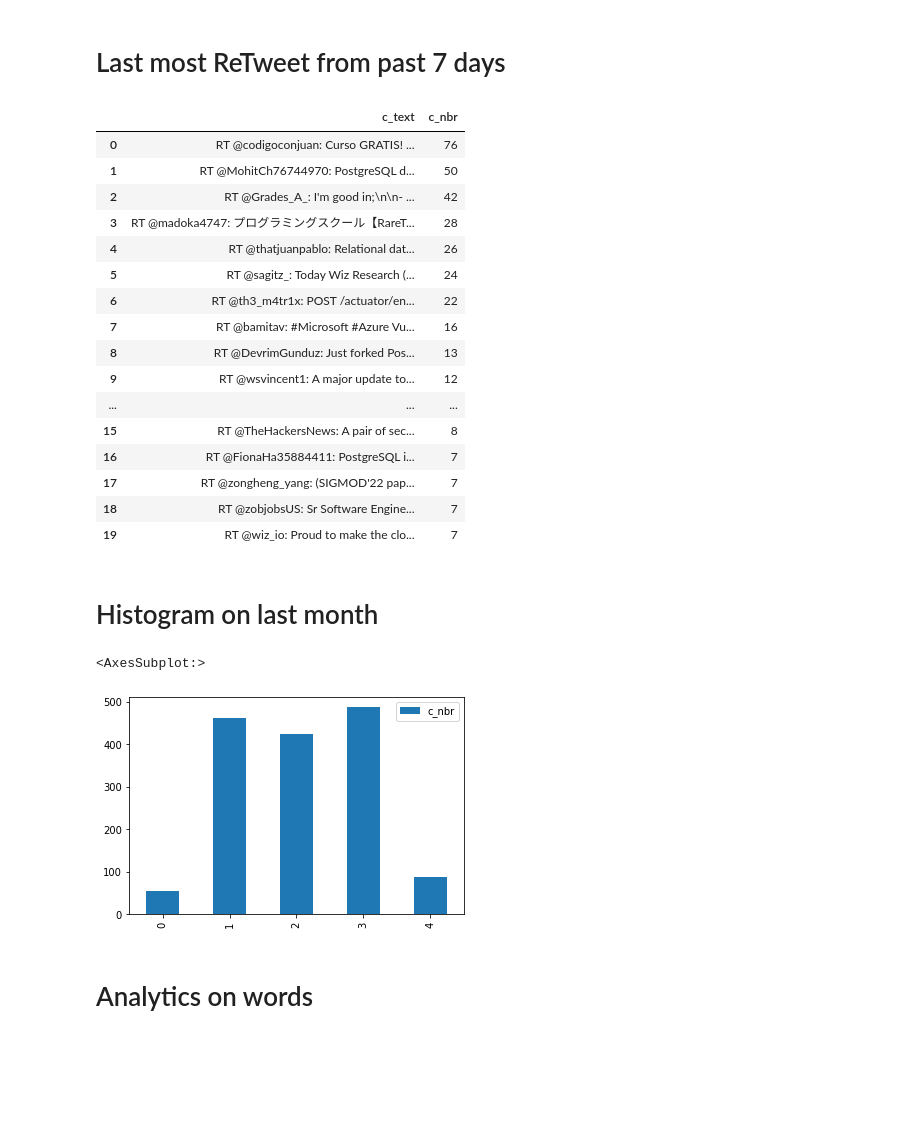
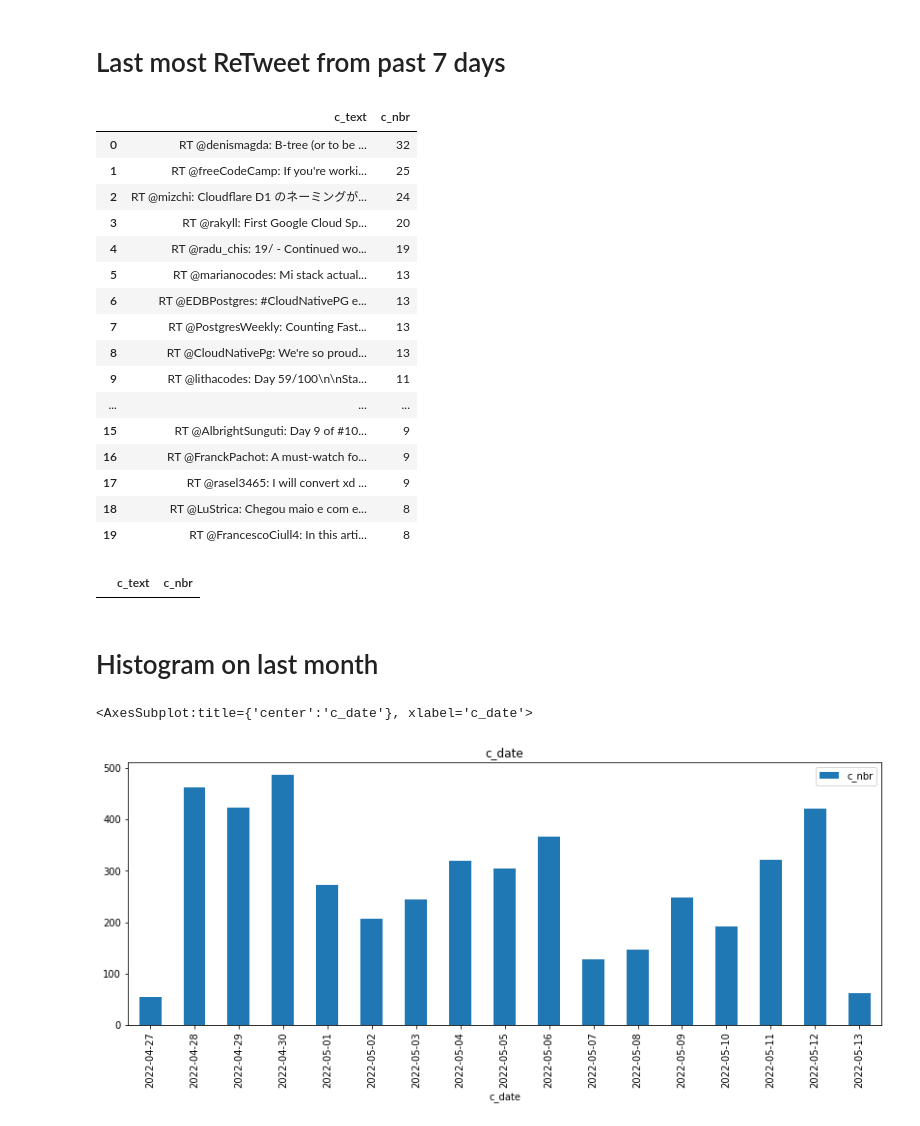
Before and after one commit to mlanciau/DataPipelineDemo, a Jupyter notebook: notebooks/Twitter PostgreSQL Analytics.ipynb, the cells around one changed output. Drawn from its saved outputs; the diff is of its cells as text; code cells hidden in the pictures; blank space fills up the shorter version.

```diff
--- a/notebooks/Twitter PostgreSQL Analytics.ipynb
+++ b/notebooks/Twitter PostgreSQL Analytics.ipynb
@@ -5,9 +5,10 @@ from sqlalchemy import create_engine
 import matplotlib.pyplot as plt
 %matplotlib inline
 # %%
-pd.set_option('display.max_colwidth', 500)
+pd.set_option('display.max_colwidth', 600)
 pd.set_option('display.max_rows', 50)
-pd.set_option('display.width', 500)
+pd.set_option('display.width', 600)
+plt.rcParams["figure.figsize"] = (14,5)
 # %%
 engine = create_engine('postgresql://mlanciau@localhost:5432/mlanciau')
 conn = engine.connect();
@@ -43,42 +44,52 @@ LIMIT 20
 # %%
 pd.read_sql('''
 SELECT c_text, COUNT(*) AS c_nbr
-FROM mlanciau_staging.v_twitter_postgresql
-WHERE c_created_at > CURRENT_TIMESTAMP - 7 * Interval ' 1 day' AND c_retweet
+FROM mlanciau_gold.t_twitter_postgresql
+WHERE c_created_at > CURRENT_TIMESTAMP - 7 * Interval '1 day' AND c_retweet
 GROUP BY c_text
 ORDER BY c_nbr DESC
 LIMIT 20
 ''', conn)
 # %% [output]
 |  | c_text | c_nbr |
-| 0 | RT @codigoconjuan: Curso GRATIS! ... | 76 |
-| 1 | RT @MohitCh76744970: PostgreSQL d... | 50 |
-| 2 | RT @Grades_A_: I'm good in;\n\n- ... | 42 |
-| 3 | RT @madoka4747: プログラミングスクール【RareT... | 28 |
-| 4 | RT @thatjuanpablo: Relational dat... | 26 |
-| 5 | RT @sagitz_: Today Wiz Research (... | 24 |
-| 6 | RT @th3_m4tr1x: POST /actuator/en... | 22 |
-| 7 | RT @bamitav: #Microsoft #Azure Vu... | 16 |
-| 8 | RT @DevrimGunduz: Just forked Pos... | 13 |
-| 9 | RT @wsvincent1: A major update to... | 12 |
+| 0 | RT @denismagda: B-tree (or to be ... | 32 |
+| 1 | RT @freeCodeCamp: If you're worki... | 25 |
+| 2 | RT @mizchi: Cloudflare D1 のネーミングが... | 24 |
+| 3 | RT @rakyll: First Google Cloud Sp... | 20 |
+| 4 | RT @radu_chis: 19/ - Continued wo... | 19 |
+| 5 | RT @marianocodes: Mi stack actual... | 13 |
+| 6 | RT @EDBPostgres: #CloudNativePG e... | 13 |
+| 7 | RT @PostgresWeekly: Counting Fast... | 13 |
+| 8 | RT @CloudNativePg: We're so proud... | 13 |
+| 9 | RT @lithacodes: Day 59/100\n\nSta... | 11 |
 | ... | ... | ... |
-| 15 | RT @TheHackersNews: A pair of sec... | 8 |
-| 16 | RT @FionaHa35884411: PostgreSQL i... | 7 |
-| 17 | RT @zongheng_yang: (SIGMOD'22 pap... | 7 |
-| 18 | RT @zobjobsUS: Sr Software Engine... | 7 |
-| 19 | RT @wiz_io: Proud to make the clo... | 7 |
+| 15 | RT @AlbrightSunguti: Day 9 of #10... | 9 |
+| 16 | RT @FranckPachot: A must-watch fo... | 9 |
+| 17 | RT @rasel3465: I will convert xd ... | 9 |
+| 18 | RT @LuStrica: Chegou maio e com e... | 8 |
+| 19 | RT @FrancescoCiull4: In this arti... | 8 |
+# %%
+pd.read_sql('''
+SELECT c_text, COUNT(*) AS c_nbr
+FROM mlanciau_gold.t_twitter_postgresql
+WHERE c_lang = 'fr' AND c_created_at > CURRENT_TIMESTAMP - 7 * Interval '1 day' AND c_retweet
+GROUP BY c_text
+ORDER BY c_nbr DESC
+LIMIT 20
+''', conn)
+# %% [output]
+|  | c_text | c_nbr |
 # %% [markdown]
 # Histogram on last month
 # %%
 data = pd.read_sql('''
 SELECT *
 FROM mlanciau_gold.t_twitter_postgresql_nbr_per_day
-WHERE c_created_at > CURRENT_TIMESTAMP - 30 * Interval ' 1 day'
-ORDER BY c_created_at
+WHERE c_date > CURRENT_TIMESTAMP - 30 * Interval '1 day'
+ORDER BY c_date
 ''', conn)
-data.plot(kind='bar')
+data
+data.plot(x='c_date', kind='bar', title='c_date')
 # %% [output]
-<AxesSubplot:>
+<AxesSubplot:title={'center':'c_date'}, xlabel='c_date'>
-[figure, old version]
+[figure, new version]
-# %% [markdown]
-# Analytics on words
```
Also changed, not shown: parts of 5 cells of this notebook, 10 other files.
